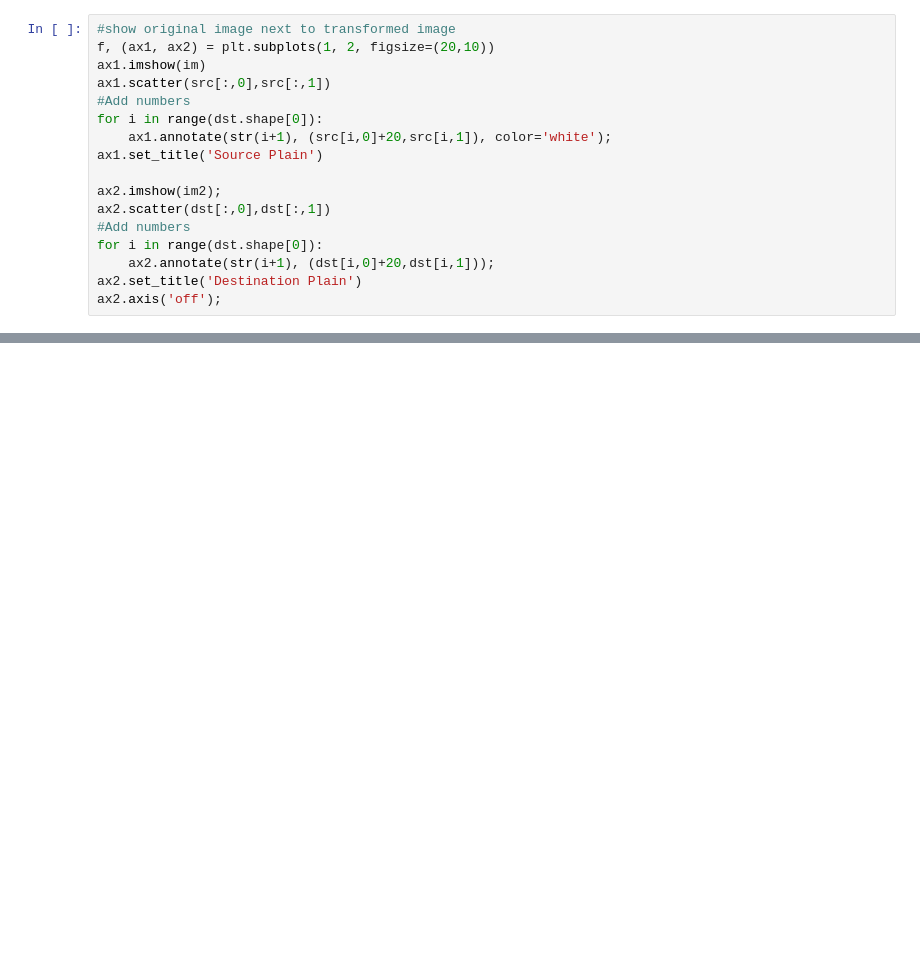
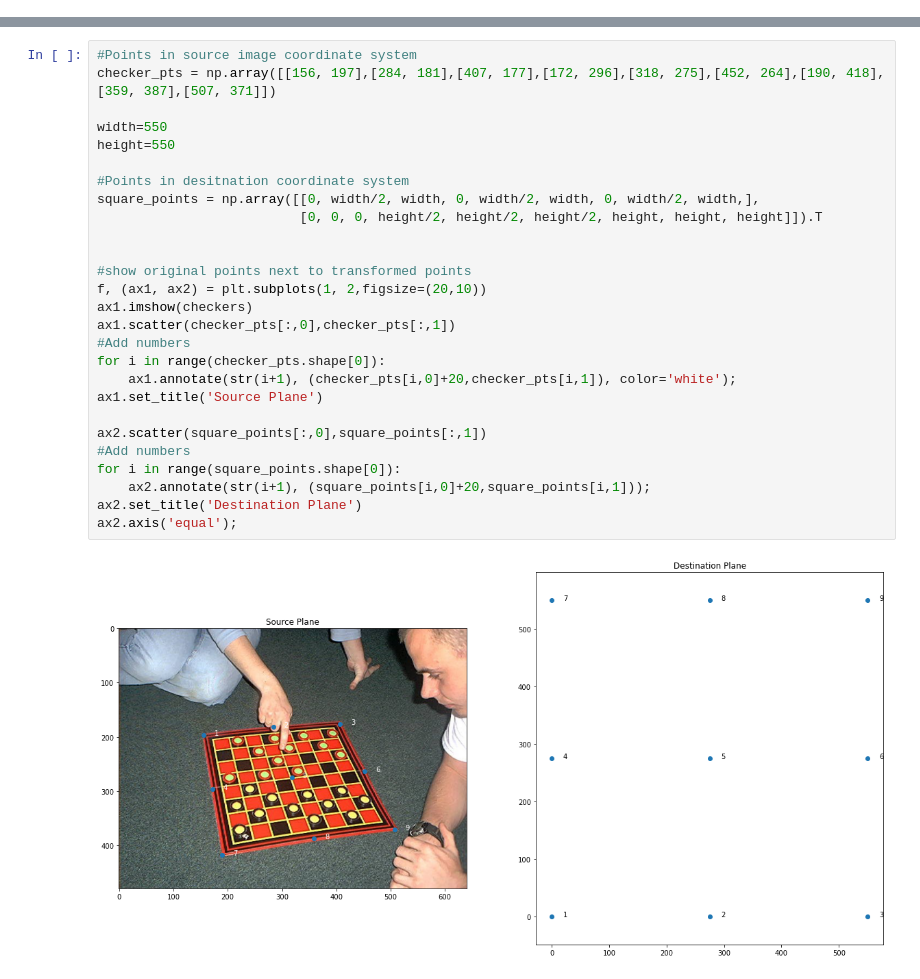
Before and after one commit to colbrydi/Scientific_Image_Understanding, a Jupyter notebook: 05_Homography-in-class-assignment.ipynb, the cells around one changed output, grey strips where cells are left out. Saved outputs shown, nothing was run; the diff lists cells and outputs as text; blank space fills up the shorter version.

```diff
--- a/05_Homography-in-class-assignment.ipynb
+++ b/05_Homography-in-class-assignment.ipynb
@@ -220,17 +0,0 @@ im2 = transform.warp(im, tform, output_shape=(1000,1000))
-# %%
-#show original image next to transformed image
-f, (ax1, ax2) = plt.subplots(1, 2, figsize=(20,10))
-ax1.imshow(im)
-ax1.scatter(src[:,0],src[:,1])
-#Add numbers
-for i in range(dst.shape[0]):
-    ax1.annotate(str(i+1), (src[i,0]+20,src[i,1]), color='white');
-ax1.set_title('Source Plain')
-
-ax2.imshow(im2);
-ax2.scatter(dst[:,0],dst[:,1])
-#Add numbers
-for i in range(dst.shape[0]):
-    ax2.annotate(str(i+1), (dst[i,0]+20,dst[i,1]));
-ax2.set_title('Destination Plain')
-ax2.axis('off');
@@ -323,0 +81,29 @@ HTML(
+# %%
+#Points in source image coordinate system
+checker_pts = np.array([[156, 197],[284, 181],[407, 177],[172, 296],[318, 275],[452, 264],[190, 418],[359, 387],[507, 371]])
+
+width=550
+height=550
+
+#Points in desitnation coordinate system
+square_points = np.array([[0, width/2, width, 0, width/2, width, 0, width/2, width,],
+                          [0, 0, 0, height/2, height/2, height/2, height, height, height]]).T
+
+
+#show original points next to transformed points
+f, (ax1, ax2) = plt.subplots(1, 2,figsize=(20,10))
+ax1.imshow(checkers)
+ax1.scatter(checker_pts[:,0],checker_pts[:,1])
+#Add numbers
+for i in range(checker_pts.shape[0]):
+    ax1.annotate(str(i+1), (checker_pts[i,0]+20,checker_pts[i,1]), color='white');
+ax1.set_title('Source Plane')
+
+ax2.scatter(square_points[:,0],square_points[:,1])
+#Add numbers
+for i in range(square_points.shape[0]):
+    ax2.annotate(str(i+1), (square_points[i,0]+20,square_points[i,1]));
+ax2.set_title('Destination Plane')
+ax2.axis('equal');
+# %% [output]
+[figure, added]
```
Also changed, not shown: parts of 61 cells of this notebook, 3 other files.
